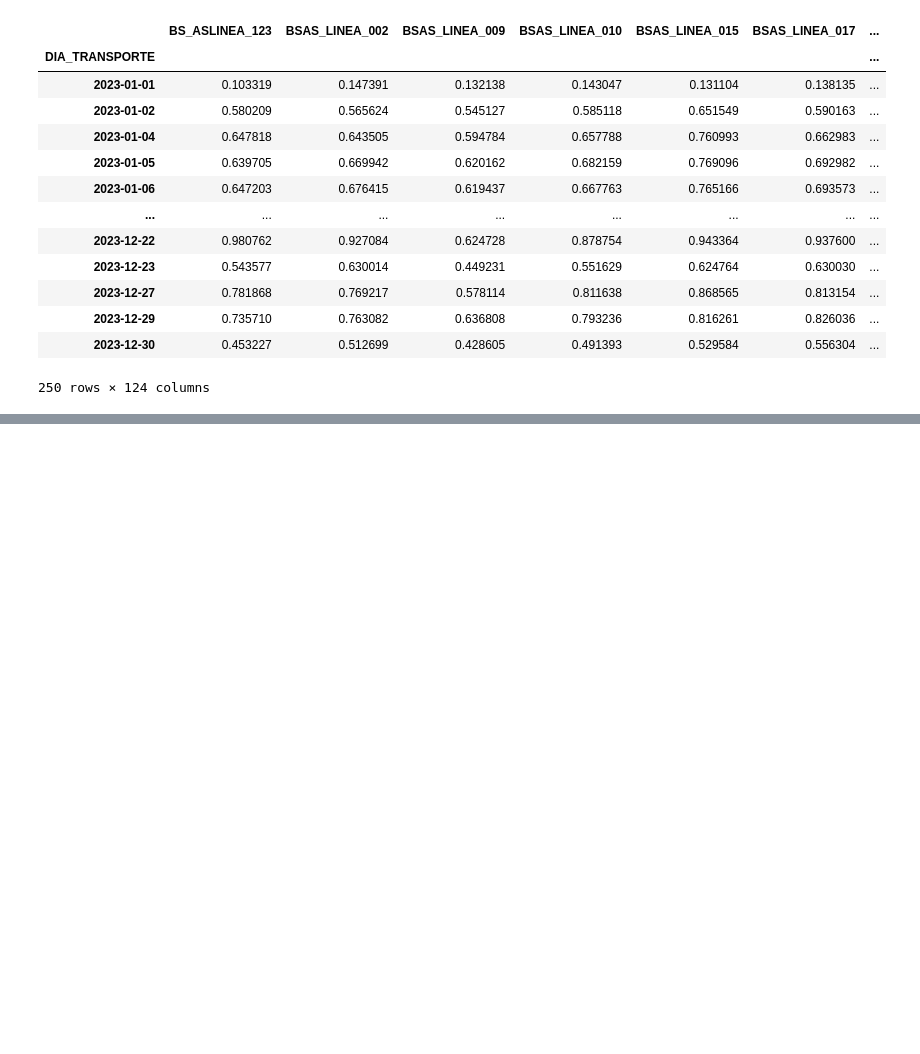
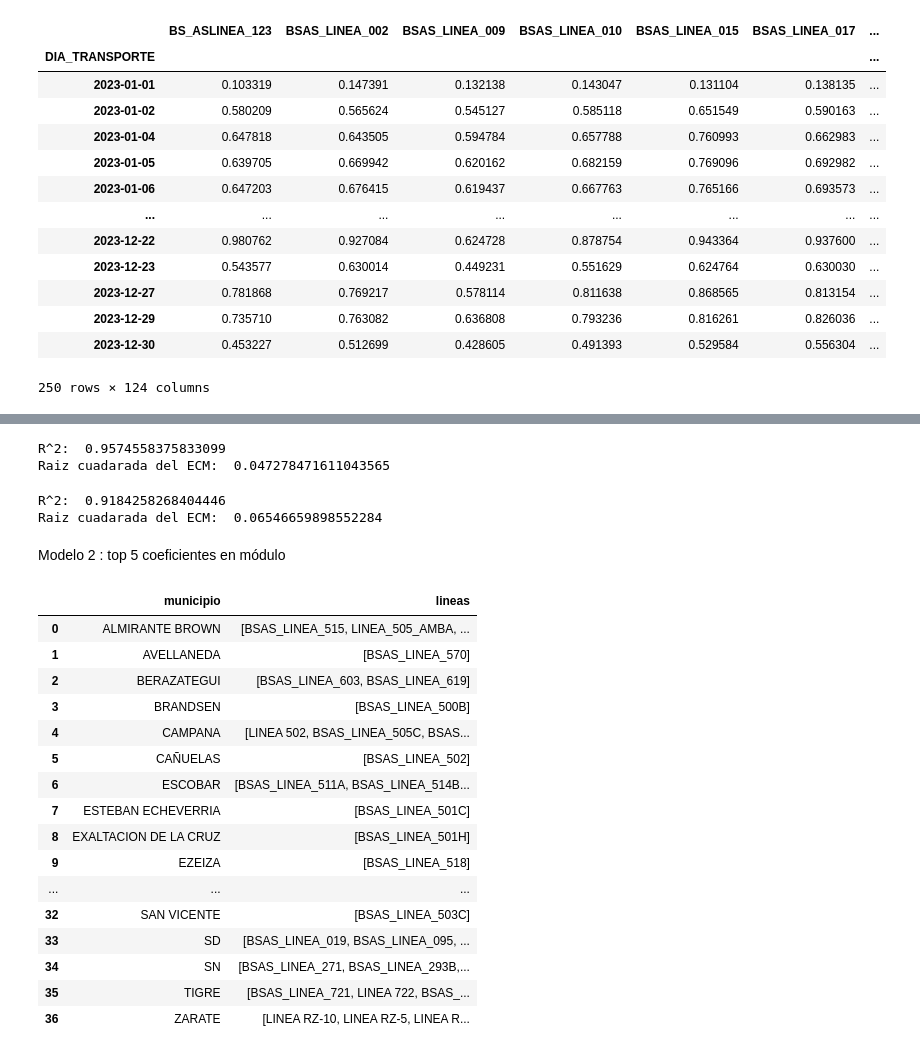
Before and after one commit to corrideluca/sube-2023, a Jupyter notebook: tp.ipynb, the cells around one changed output, grey strips where cells are left out. Cells and saved outputs as stored; diff of their text form; code cells hidden in the pictures; blank space fills up the shorter version.

```diff
--- a/tp.ipynb
+++ b/tp.ipynb
@@ -690,0 +691,44 @@ R^2:  0.7825823194529309
+# %%
+# Ajustamos nuestro modelo ganador en TODO el conjunto de entrenamiento.
+modelo1.fit(X1, y1)
+
+# Realizamos las mismas transformaciones en el conjunto de testeo
+y_test, X_test = (
+    Formula(formula_1)
+    .get_model_matrix(df_test)
+)
+
+# Predicciones
+y_pred = modelo1.predict(X_test)
+
+# Bondad del ajuste
+r2 = r2_score(y_test, y_pred)
+print('R^2: ', r2)
+ecm = mean_squared_error(y_test, y_pred)
+print('Raiz cuadarada del ECM: ', np.sqrt(ecm))
+# %% [output]
+R^2:  0.9574558375833099
+Raiz cuadarada del ECM:  0.047278471611043565
+# %%
+# Ajustamos nuestro modelo ganador en TODO el conjunto de entrenamiento.
+modelo2.fit(X2, y2)
+
+# Realizamos las mismas transformaciones en el conjunto de testeo
+y_test, X_test = (
+    Formula(formula_2)
+    .get_model_matrix(df_test)
+)
+
+# Predicciones
+y_pred = modelo2.predict(X_test)
+
+# Bondad del ajuste
+r2 = r2_score(y_test, y_pred)
+print('R^2: ', r2)
+ecm = mean_squared_error(y_test, y_pred)
+print('Raiz cuadarada del ECM: ', np.sqrt(ecm))
+# %% [output]
+R^2:  0.9184258268404446
+Raiz cuadarada del ECM:  0.06546659898552284
+# %% [markdown]
+Modelo 2 : top 5 coeficientes en módulo
@@ -690,0 +737,22 @@ R^2:  0.7825823194529309
+# %%
+municipios_por_empresa_lista = colectivos.groupby('municipio')['linea'].apply(lambda x: list(set(x))).reset_index()
+municipios_por_empresa_lista.columns = ['municipio', 'lineas']
+municipios_por_empresa_lista
+# %% [output]
+|  | municipio | lineas |
+| 0 | ALMIRANTE BROWN | [BSAS_LINEA_515, LINEA_505_AMBA, ... |
+| 1 | AVELLANEDA | [BSAS_LINEA_570] |
+| 2 | BERAZATEGUI | [BSAS_LINEA_603, BSAS_LINEA_619] |
+| 3 | BRANDSEN | [BSAS_LINEA_500B] |
+| 4 | CAMPANA | [LINEA 502, BSAS_LINEA_505C, BSAS... |
+| 5 | CAÑUELAS | [BSAS_LINEA_502] |
+| 6 | ESCOBAR | [BSAS_LINEA_511A, BSAS_LINEA_514B... |
+| 7 | ESTEBAN ECHEVERRIA | [BSAS_LINEA_501C] |
+| 8 | EXALTACION DE LA CRUZ | [BSAS_LINEA_501H] |
+| 9 | EZEIZA | [BSAS_LINEA_518] |
+| ... | ... | ... |
+| 32 | SAN VICENTE | [BSAS_LINEA_503C] |
+| 33 | SD | [BSAS_LINEA_019, BSAS_LINEA_095, ... |
+| 34 | SN | [BSAS_LINEA_271, BSAS_LINEA_293B,... |
+| 35 | TIGRE | [BSAS_LINEA_721, LINEA 722, BSAS_... |
+| 36 | ZARATE | [LINEA RZ-10, LINEA RZ-5, LINEA R... |
```
Also changed, not shown: parts of 26 cells of this notebook.
